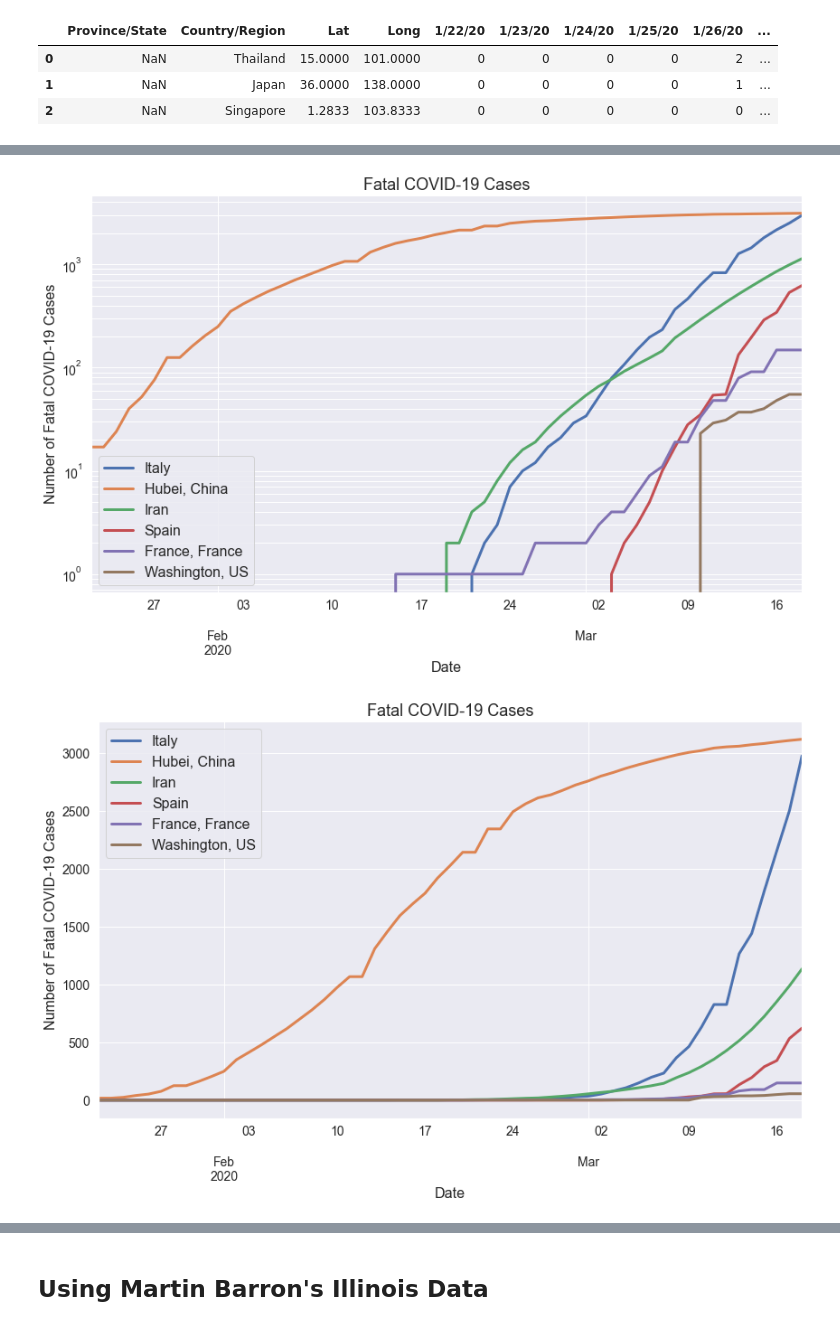
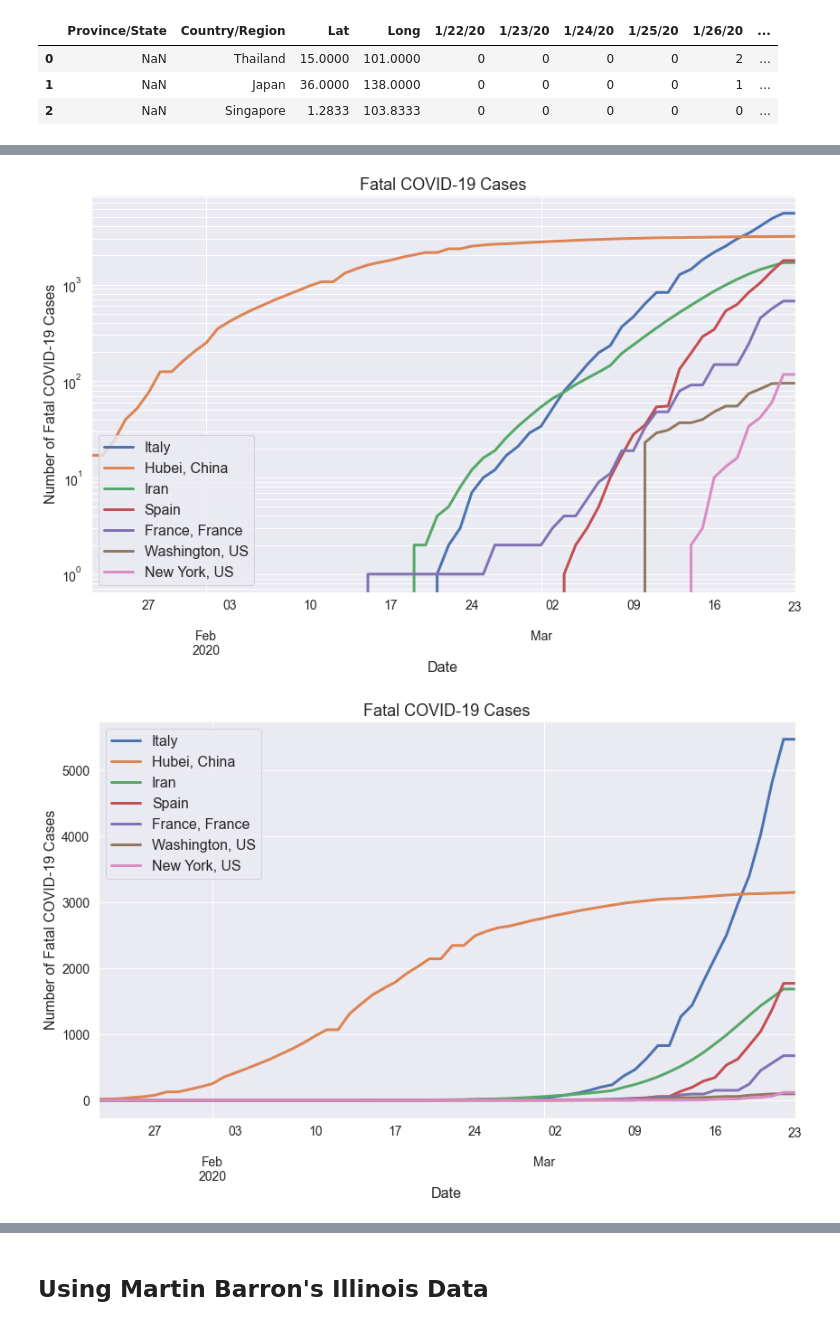
Before and after one commit to MattTriano/COVID-19_Viz, a Jupyter notebook: COVID-19_EDA.ipynb, the cells around one changed output, grey strips where cells are left out. Saved outputs shown, nothing was run; the diff lists cells and outputs as text; code cells hidden in the pictures.

```diff
--- a/COVID-19_EDA.ipynb
+++ b/COVID-19_EDA.ipynb
@@ -246,8 +310,8 @@ plot_covid_19_data_mpl(case_type='Fatal', locations=['Italy', 'Hubei, China'])
 # %%
-plot_covid_19_data_mpl(case_type='Fatal', locations=['Italy', 'Hubei, China', 'Iran', 'Spain', 'France, France', 'Washington, US'])
+plot_covid_19_data_mpl(case_type='Fatal', locations=['Italy', 'Hubei, China', 'Iran', 'Spain', 'France, France', 'Washington, US', 'New York, US'])
 # %% [output]
-[figure, old version]
+[figure, new version]
 # %%
-plot_covid_19_data_mpl(case_type='Fatal', locations=['Italy', 'Hubei, China', 'Iran', 'Spain', 'France, France',  'Washington, US'], y_type='linear')
+plot_covid_19_data_mpl(case_type='Fatal', locations=['Italy', 'Hubei, China', 'Iran', 'Spain', 'France, France',  'Washington, US', 'New York, US'], y_type='linear')
 # %% [output]
-[figure, old version]
+[figure, new version]
```
Also changed, not shown: parts of 23 cells of this notebook.
